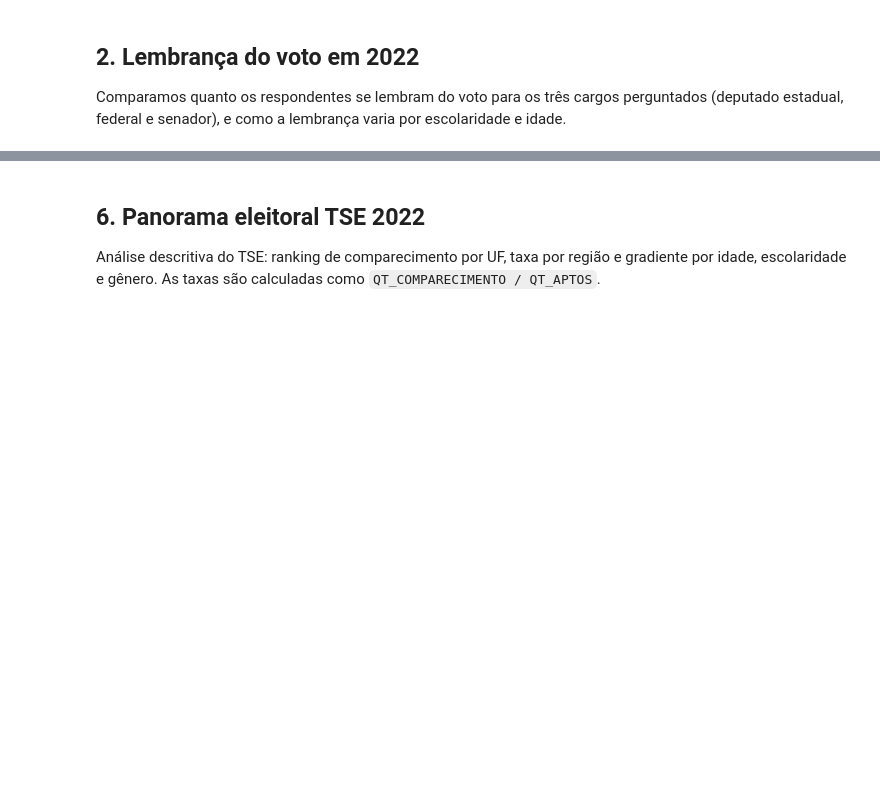
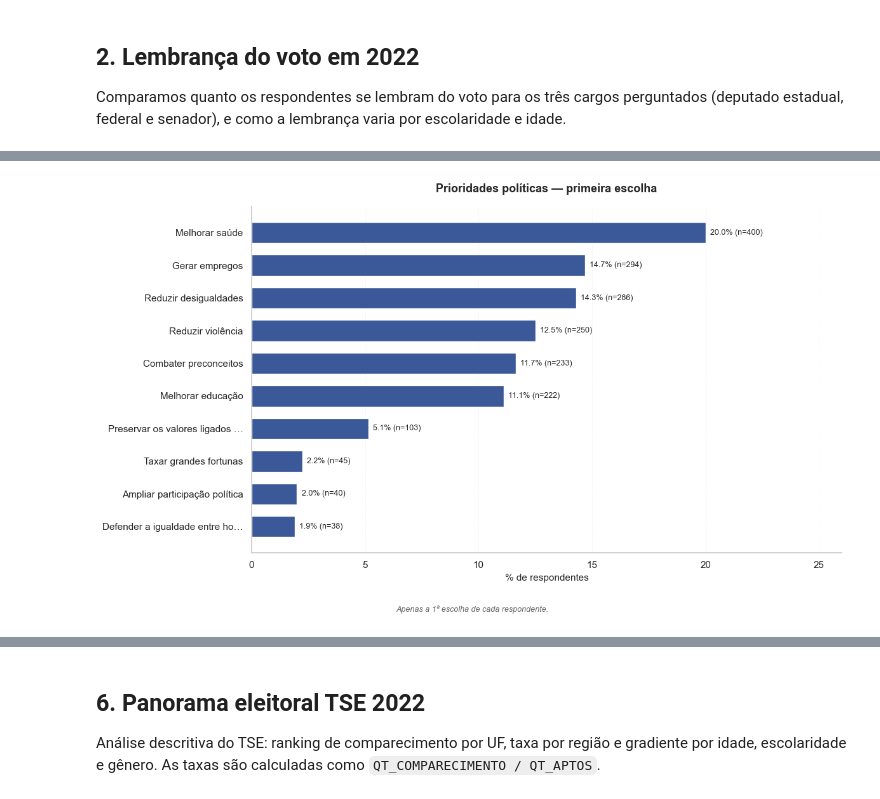
Before and after one commit to edfeherr/projeto-eda-democracia, a Jupyter notebook: notebooks/02_analises_exploratorias.ipynb, the cells around one changed output, grey strips where cells are left out. Drawn from its saved outputs; the diff is of its cells as text; code cells hidden in the pictures; blank space fills up the shorter version.

```diff
--- a/notebooks/02_analises_exploratorias.ipynb
+++ b/notebooks/02_analises_exploratorias.ipynb
@@ -351,14 +366,57 @@ Pergunta: *Qual destas propostas você acha que deveria ser prioridade?* Os resp
 # %%
-# Top 10 prioridades em 1º lugar.
-top1 = df_cesop["P_02_1"].value_counts().head(10)
+# === Helper compartilhado pelas três células de prioridades ===
+# Mapeia nomes longos para rótulos abreviados via substring (mais robusto que igualdade exata).
+def _abrev_prio(nome):
+    """Retorna versão abreviada da prioridade; fallback: trunca em 32 chars."""
+    tabela = [
+        ("preconceito",           "Combater preconceitos"),
+        ("grandes fortunas",      "Taxar grandes fortunas"),
+        ("impostos",              "Taxar grandes fortunas"),
+        ("violência",             "Reduzir violência"),
+        ("desigualdade",          "Reduzir desigualdades"),
+        ("empregos",              "Gerar empregos"),
+        ("saúde",                 "Melhorar saúde"),
+        ("educação",              "Melhorar educação"),
+        ("valores familiares",    "Preservar valores familiares"),
+        ("participação política", "Ampliar participação política"),
+        ("igualdade de gênero",   "Defender igualdade de gênero"),
+        ("mudanças climáticas",   "Combater mudanças climáticas"),
+        ("energia renovável",     "Incentivar energia renovável"),
+    ]
+    nome_lower = str(nome).lower()
+    for chave, abrev in tabela:
+        if chave in nome_lower:
+            return abrev
+    s = str(nome)
+    return s if len(s) <= 32 else s[:29] + "…"
 
-fig, ax = plt.subplots(figsize=(11, 6))
-top1.sort_values().plot.barh(ax=ax, color=COR_PRINCIPAL)
-ax.set_title("Prioridades políticas — 1ª escolha")
-ax.set_xlabel("Respondentes")
+
+# === Gráfico 1: Primeira escolha ===
+top1_raw = df_cesop["P_02_1"].value_counts().head(10)
+df_top1 = pd.DataFrame({"pct": top1_raw / len(df_cesop) * 100, "n": top1_raw})
+df_top1.index = [_abrev_prio(i) for i in df_top1.index]
+df_top1 = df_top1.sort_values("pct")  # ascending → maior fica no topo com barh
+
+fig, ax = plt.subplots(figsize=(12, 7))
+bars = ax.barh(df_top1.index, df_top1["pct"], color=COR_PRINCIPAL, height=0.65)
+
+ax.set_title("Prioridades políticas — primeira escolha", pad=16)
+ax.set_xlabel("% de respondentes")
+ax.set_xlim(0, df_top1["pct"].max() * 1.30)
 ax.set_ylabel("")
-for i, v in enumerate(top1.sort_values()):
-    ax.text(v + 5, i, str(int(v)), va="center")
-plt.tight_layout()
+ax.grid(axis="y", visible=False)
+ax.grid(axis="x", alpha=0.2, linestyle="--", linewidth=0.7)
+ax.spines["top"].set_visible(False)
+ax.spines["right"].set_visible(False)
+
+for bar, pct, n in zip(bars, df_top1["pct"], df_top1["n"]):
+    ax.text(pct + 0.2, bar.get_y() + bar.get_height() / 2,
+            f"{pct:.1f}% (n={int(n):,})", va="center", fontsize=9)
+
+fig.text(0.5, 0.01, "Apenas a 1ª escolha de cada respondente.",
+         ha="center", fontsize=9, color="#666666", style="italic")
+plt.tight_layout(rect=[0, 0.05, 1, 1])
 plt.show()
+# %% [output]
+[figure, added]
 # %%
```
Also changed, not shown: parts of 19 cells of this notebook.
